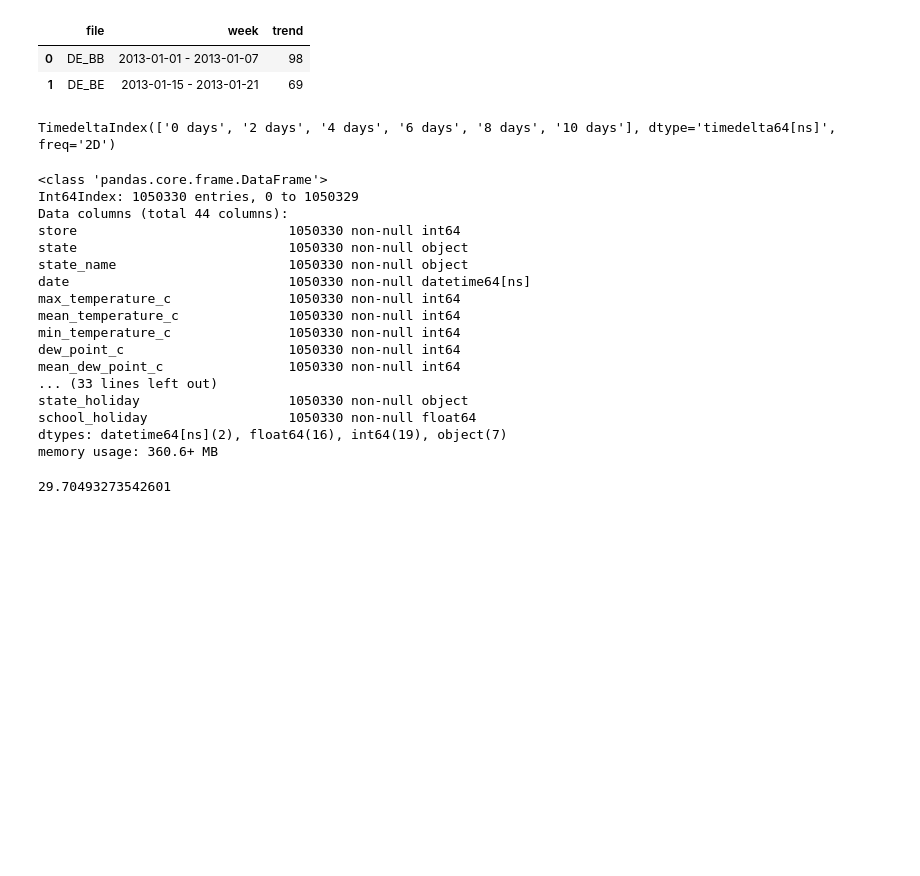
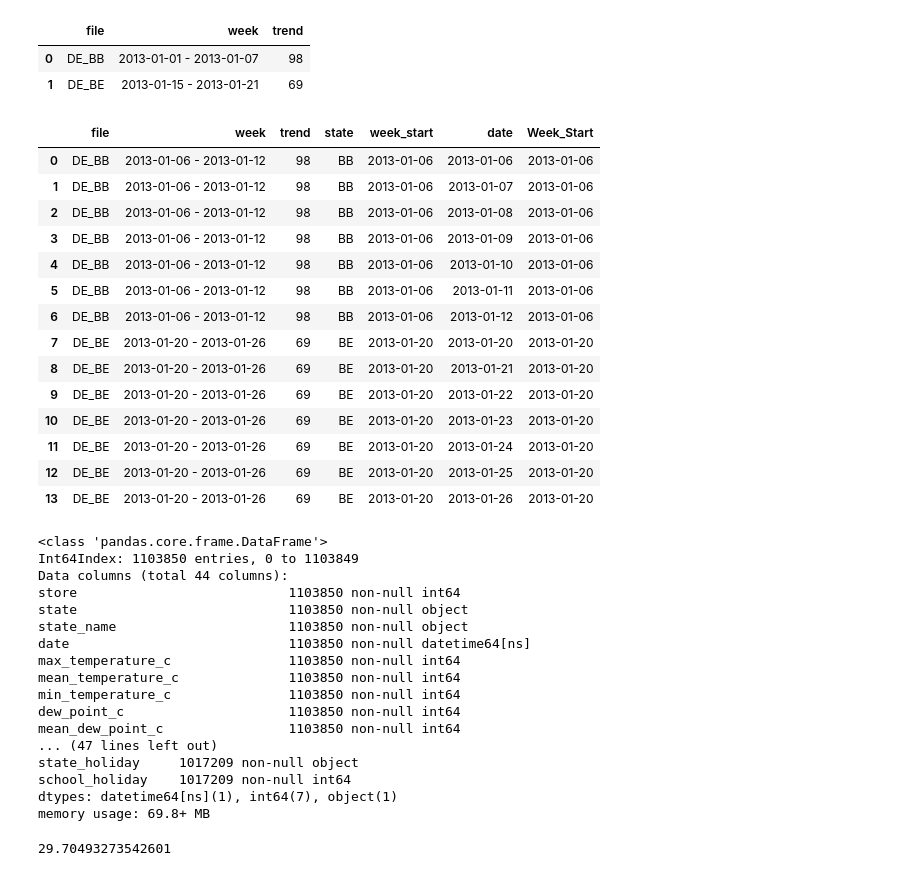
Before and after one commit to c74p/Capstone-SalesForecasting, a Jupyter notebook: notebooks/data_wrangling/datawrangling.ipynb, the cells around one changed output. Saved outputs shown, nothing was run; the diff lists cells and outputs as text; code cells hidden in the pictures; blank space fills up the shorter version.

```diff
--- a/notebooks/data_wrangling/datawrangling.ipynb
+++ b/notebooks/data_wrangling/datawrangling.ipynb
@@ -183,55 +183,85 @@ fake
 | 1 | DE_BE | 2013-01-15 - 2013-01-21 | 69 |
 # %%
 fake = pd.DataFrame({'file': ['DE_BB', 'DE_BE'], 'week': ['2013-01-06 - 2013-01-12', '2013-01-20 - 2013-01-26'], 'trend': [98, 69]})
-#fake['state'] = fake.file.str[-2:]
-#fake.loc[fake.state == 'NI', 'state'] = 'HB,NI'
-#fake['week_start'] = pd.to_datetime(fake.week.str[:10])
+fake['state'] = fake.file.str[-2:]
+fake.loc[fake.state == 'NI', 'state'] = 'HB,NI'
+fake['week_start'] = pd.to_datetime(fake.week.str[:10])
 start_date = pd.to_datetime(fake.week.min()[:10])
 end_date = pd.to_datetime(fake.week.max()[-10:])
-days = np.arange(start_date, end_date + pd.to_timedelta('1D'), pd.to_timedelta('1D'))
+#days = np.arange(start_date, end_date + pd.to_timedelta('1D'), pd.to_timedelta('1D'))
+days = pd.date_range(start_date, end_date, freq='D')
 #weeks = np.arange(start_date, end_date + pd.to_timedelta('1D'), pd.to_timedelta('7D'))
 #all_weeks = pd.Series(sorted(np.hstack([weeks for i in range(0,7)]))) # 1036
 #week_lookup = pd.DataFrame({'date': days, 'Week_Start': all_weeks})
 #fake = week_lookup.merge(fake, left_on='Week_Start', right_on='week_start')
 #fake = fake.drop(['file', 'Week_Start', 'week'], axis='columns') #len=14504
 #fake
 #fake.Week_Start.dtype # dtype('<M8[ns]')
 #fake.week_start.dtype # dtype('<M8[ns]')
-a = pd.DataFrame({'day': days})
+a = pd.DataFrame({'date': days})
+a['num'] = a['date'].dt.dayofweek
+a['off2'] = (a['num'] + 1) % 7
+a['Week_Start'] = a['date'] - pd.to_timedelta(a['off2'], unit='D')
+a.drop(['num', 'off2'], axis='columns', inplace=True)
+#a['week'] = a.loc[a.num != 6, a.day + pd.to_timedelta(f'{(a.num + 1) % 6}D')]
+fake.merge(a, left_on='week_start', right_on='Week_Start')
 # a['week'] = a['day'] - pd.offsets.Week(-1)
 #a['week'] = a['day'] - pd.offsets.Week(weekday=6)
 #a['week'] = a['day'] - pd.offsets.DateOffset(weekday=6)
-offsets = pd.Series(pd.to_timedelta([f'{i}D' for i in range(6)]))
-(pd.to_timedelta([f'{i}D' for i in range(6)])) + (pd.to_timedelta([f'{i}D' for i in range(6)]))
+#week_of_offsets = pd.to_timedelta([f'{i}D' for i in range(7)]).T
+#num_of_weeks = len(a) // 7
+#offsets = pd.Series(week_of_offsets for week in range(num_of_weeks))
+#offsets.reshape(1, -1)
+#start_string = str(start_date)[:10]
+#end_string = str(end_date)[:10]
+#range = pd.timedelta_range(start=start_string, end=end_string, freq='D')
+#range
+#pd.TimedeltaIndex.to_series(range)
 #a['week'] = a['day'] - offsets
 #a
+#(pd.to_timedelta([f'{i}D' for i in range(6)])) + (pd.to_timedelta([f'{i}D' for i in range(6)]))
 #pd.to_timedelta('1D')
 # [f'{i}D' for i in range(10)]
 # %% [output]
-TimedeltaIndex(['0 days', '2 days', '4 days', '6 days', '8 days', '10 days'], dtype='timedelta64[ns]', freq='2D')
+|  | file | week | trend | state | week_start | date | Week_Start |
+| 0 | DE_BB | 2013-01-06 - 2013-01-12 | 98 | BB | 2013-01-06 | 2013-01-06 | 2013-01-06 |
+| 1 | DE_BB | 2013-01-06 - 2013-01-12 | 98 | BB | 2013-01-06 | 2013-01-07 | 2013-01-06 |
+| 2 | DE_BB | 2013-01-06 - 2013-01-12 | 98 | BB | 2013-01-06 | 2013-01-08 | 2013-01-06 |
+| 3 | DE_BB | 2013-01-06 - 2013-01-12 | 98 | BB | 2013-01-06 | 2013-01-09 | 2013-01-06 |
+| 4 | DE_BB | 2013-01-06 - 2013-01-12 | 98 | BB | 2013-01-06 | 2013-01-10 | 2013-01-06 |
+| 5 | DE_BB | 2013-01-06 - 2013-01-12 | 98 | BB | 2013-01-06 | 2013-01-11 | 2013-01-06 |
+| 6 | DE_BB | 2013-01-06 - 2013-01-12 | 98 | BB | 2013-01-06 | 2013-01-12 | 2013-01-06 |
+| 7 | DE_BE | 2013-01-20 - 2013-01-26 | 69 | BE | 2013-01-20 | 2013-01-20 | 2013-01-20 |
+| 8 | DE_BE | 2013-01-20 - 2013-01-26 | 69 | BE | 2013-01-20 | 2013-01-21 | 2013-01-20 |
+| 9 | DE_BE | 2013-01-20 - 2013-01-26 | 69 | BE | 2013-01-20 | 2013-01-22 | 2013-01-20 |
+| 10 | DE_BE | 2013-01-20 - 2013-01-26 | 69 | BE | 2013-01-20 | 2013-01-23 | 2013-01-20 |
+| 11 | DE_BE | 2013-01-20 - 2013-01-26 | 69 | BE | 2013-01-20 | 2013-01-24 | 2013-01-20 |
+| 12 | DE_BE | 2013-01-20 - 2013-01-26 | 69 | BE | 2013-01-20 | 2013-01-25 | 2013-01-20 |
+| 13 | DE_BE | 2013-01-20 - 2013-01-26 | 69 | BE | 2013-01-20 | 2013-01-26 | 2013-01-20 |
 # %%
 df.isnull().any()
 df.info()
+train.info()
 #len(df)    # 1050330
 #942 * 1115 # 1050330
 # %% [output]
 <class 'pandas.core.frame.DataFrame'>
-Int64Index: 1050330 entries, 0 to 1050329
+Int64Index: 1103850 entries, 0 to 1103849
 Data columns (total 44 columns):
-store                           1050330 non-null int64
-state                           1050330 non-null object
-state_name                      1050330 non-null object
-date                            1050330 non-null datetime64[ns]
-max_temperature_c               1050330 non-null int64
-mean_temperature_c              1050330 non-null int64
-min_temperature_c               1050330 non-null int64
-dew_point_c                     1050330 non-null int64
-mean_dew_point_c                1050330 non-null int64
-... (33 lines left out)
-state_holiday                   1050330 non-null object
-school_holiday                  1050330 non-null float64
-dtypes: datetime64[ns](2), float64(16), int64(19), object(7)
-memory usage: 360.6+ MB
+store                           1103850 non-null int64
+state                           1103850 non-null object
+state_name                      1103850 non-null object
+date                            1103850 non-null datetime64[ns]
+max_temperature_c               1103850 non-null int64
+mean_temperature_c              1103850 non-null int64
+min_temperature_c               1103850 non-null int64
+dew_point_c                     1103850 non-null int64
+mean_dew_point_c                1103850 non-null int64
+... (47 lines left out)
+state_holiday     1017209 non-null object
+school_holiday    1017209 non-null int64
+dtypes: datetime64[ns](1), int64(7), object(1)
+memory usage: 69.8+ MB
 # %%
 # len(train) # 1017209
 # train.Date.nunique() # 942
```
Also changed, not shown: parts of 1 cell of this notebook, 2 other files.
